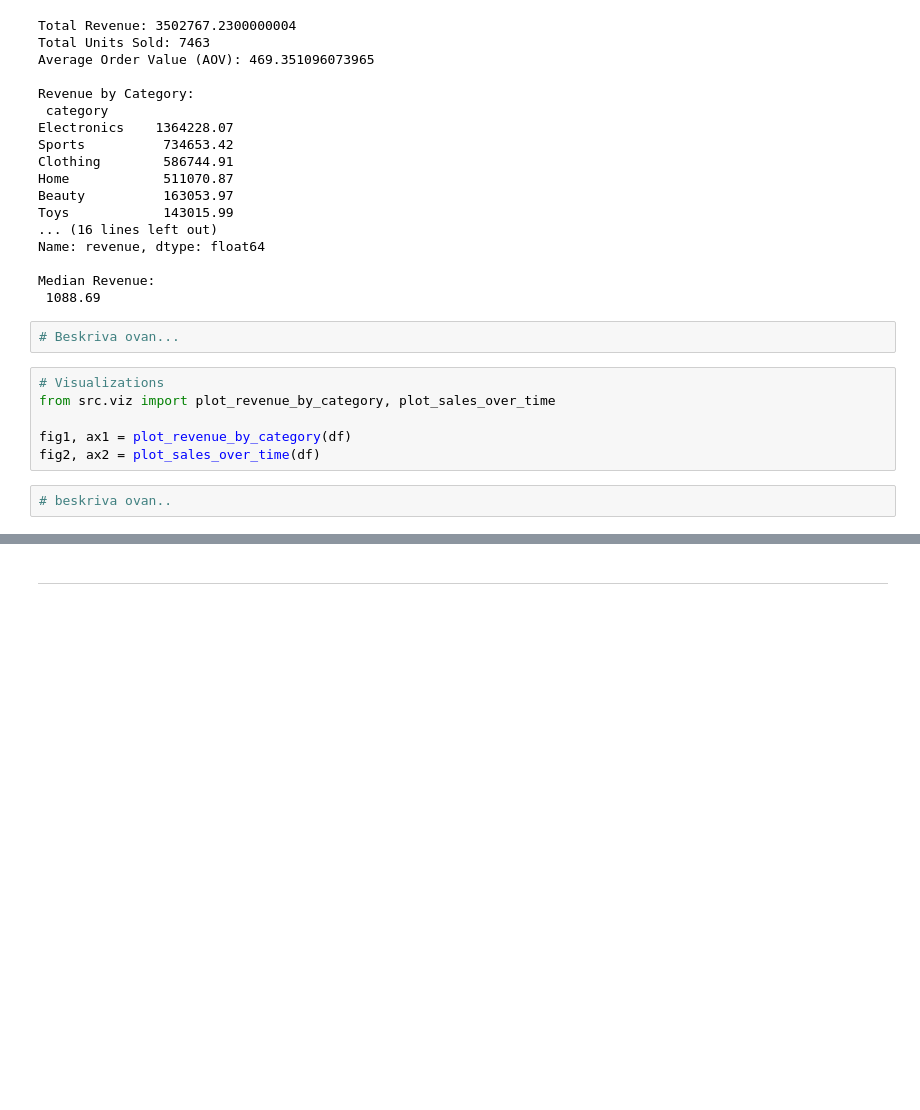
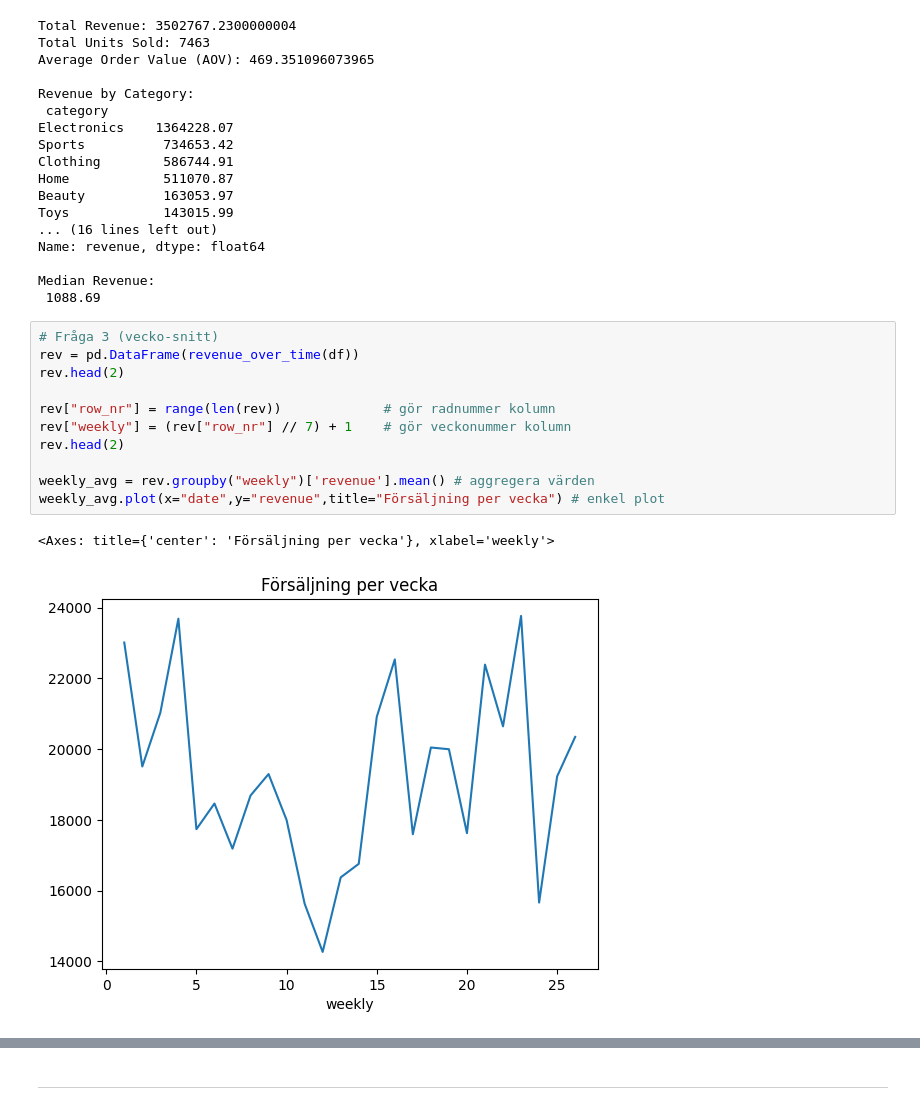
Before and after one commit to daniellarsson1992/-E-handel-Team-H.D.M, a Jupyter notebook: notebooks/report.ipynb, the cells around one changed output, grey strips where cells are left out. Saved outputs shown, nothing was run; the diff lists cells and outputs as text; blank space fills up the shorter version.

```diff
--- a/notebooks/report.ipynb
+++ b/notebooks/report.ipynb
@@ -71,13 +69,17 @@ Name: revenue, dtype: float64
 
 Median Revenue:
  1088.69
-# %%
-# Beskriva ovan...
-# %%
-# Visualizations
-from src.viz import plot_revenue_by_category, plot_sales_over_time
-
-fig1, ax1 = plot_revenue_by_category(df)
-fig2, ax2 = plot_sales_over_time(df)
-# %%
-# beskriva ovan..
+# %%
+# Fråga 3 (vecko-snitt)
+rev = pd.DataFrame(revenue_over_time(df))
+rev.head(2)
+
+rev["row_nr"] = range(len(rev))             # gör radnummer kolumn
+rev["weekly"] = (rev["row_nr"] // 7) + 1    # gör veckonummer kolumn
+rev.head(2)
+
+weekly_avg = rev.groupby("weekly")['revenue'].mean() # aggregera värden
+weekly_avg.plot(x="date",y="revenue",title="Försäljning per vecka") # enkel plot
+# %% [output]
+<Axes: title={'center': 'Försäljning per vecka'}, xlabel='weekly'>
+[figure, added]
```
Also changed, not shown: parts of 3 cells of this notebook.
